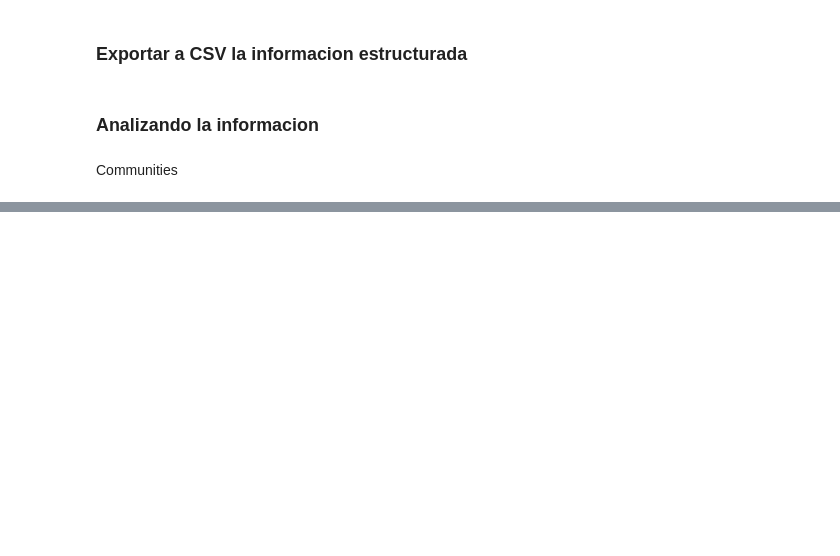
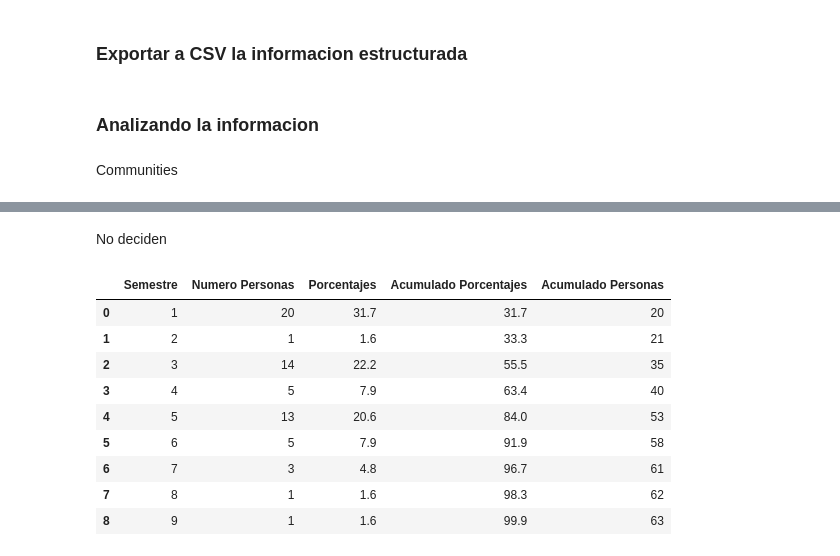
Before and after one commit to spuertaf/NOVAit, a Jupyter notebook: codigo/vtg.ipynb, the cells around one changed output, grey strips where cells are left out. Saved outputs shown, nothing was run; the diff lists cells and outputs as text; code cells hidden in the pictures; blank space fills up the shorter version.

```diff
--- a/codigo/vtg.ipynb
+++ b/codigo/vtg.ipynb
@@ -148,2 +252,19 @@ mercadeo = vtg[(vtg["Depto 1"] == "Mercadeo") | (vtg["Depto 2"] == "Mercadeo") |
+# %% [markdown]
+No deciden
 # %%
 no_decido = vtg[vtg["Depto 1"] == "Aún no me decido"]
+# %%
+semestres = obtener_porcentajes(no_decido, "Semestre")
+semestres["Acumulado Personas"] = semestres["Numero Personas"].cumsum() #saco acumulado de personas
+semestres
+# %% [output]
+|  | Semestre | Numero Personas | Porcentajes | Acumulado Porcentajes | Acumulado Personas |
+| 0 | 1 | 20 | 31.7 | 31.7 | 20 |
+| 1 | 2 | 1 | 1.6 | 33.3 | 21 |
+| 2 | 3 | 14 | 22.2 | 55.5 | 35 |
+| 3 | 4 | 5 | 7.9 | 63.4 | 40 |
+| 4 | 5 | 13 | 20.6 | 84.0 | 53 |
+| 5 | 6 | 5 | 7.9 | 91.9 | 58 |
+| 6 | 7 | 3 | 4.8 | 96.7 | 61 |
+| 7 | 8 | 1 | 1.6 | 98.3 | 62 |
+| 8 | 9 | 1 | 1.6 | 99.9 | 63 |
```
Also changed, not shown: parts of 18 cells of this notebook.
